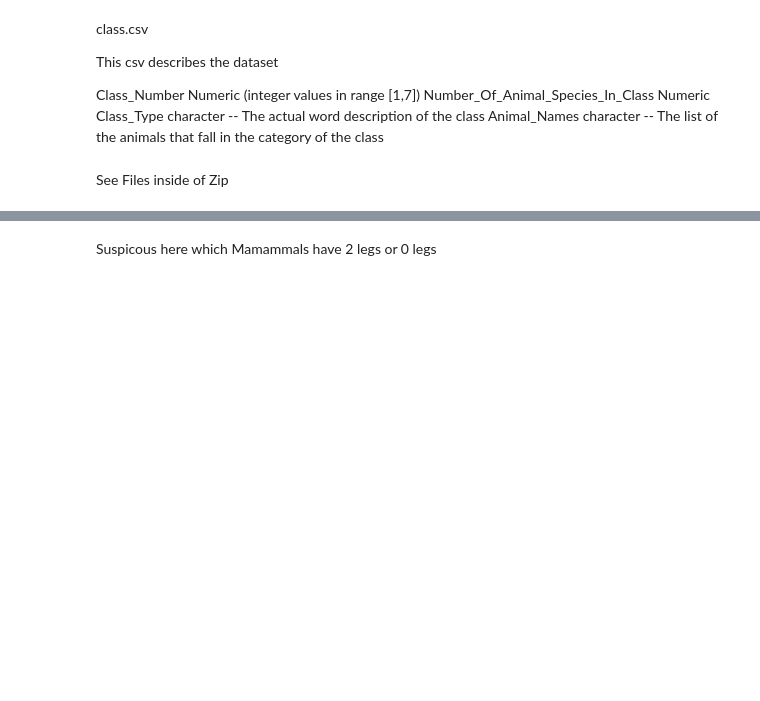
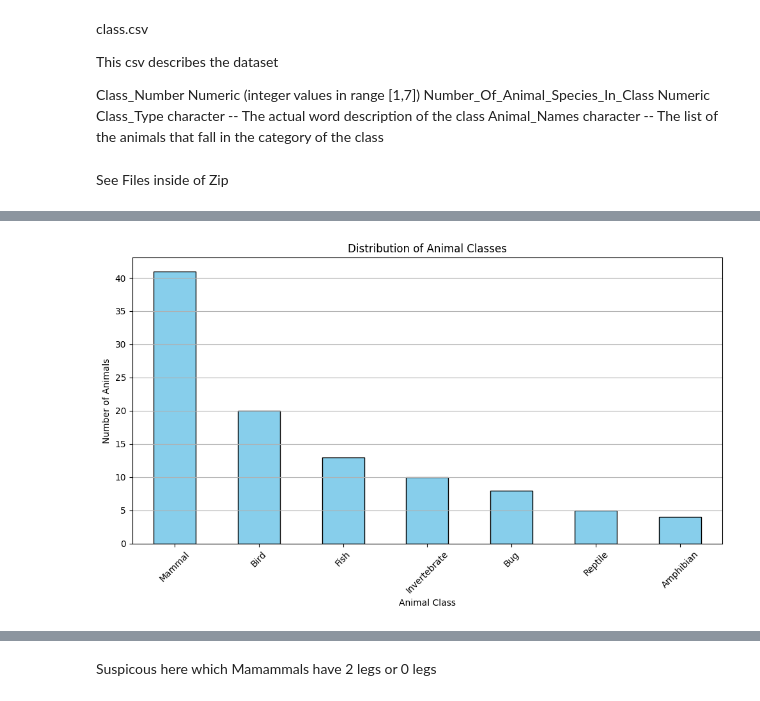
Before and after one commit to mwallendjack/MCW_personal-data-science-project, a Jupyter notebook: Classifier EDA.ipynb, the cells around one changed output, grey strips where cells are left out. Cells and saved outputs as stored; diff of their text form; code cells hidden in the pictures; blank space fills up the shorter version.

```diff
--- a/Classifier EDA.ipynb
+++ b/Classifier EDA.ipynb
@@ -76,3 +107,16 @@ class_df.head()
+# %%
+# Plot class distribution
+plt.figure(figsize=(10, 6))
+zoo_df["class_name"].value_counts().plot(kind="bar", color="skyblue", edgecolor="black")
+plt.title("Distribution of Animal Classes")
+plt.xlabel("Animal Class")
+plt.ylabel("Number of Animals")
+plt.xticks(rotation=45)
+plt.grid(axis="y")
+plt.tight_layout()
+plt.show()
+# %% [output]
+[figure, added]
 # %%
 missing_values = zoo_df.isnull().sum()
 
```
Also changed, not shown: parts of 57 cells of this notebook, 5 other files.
